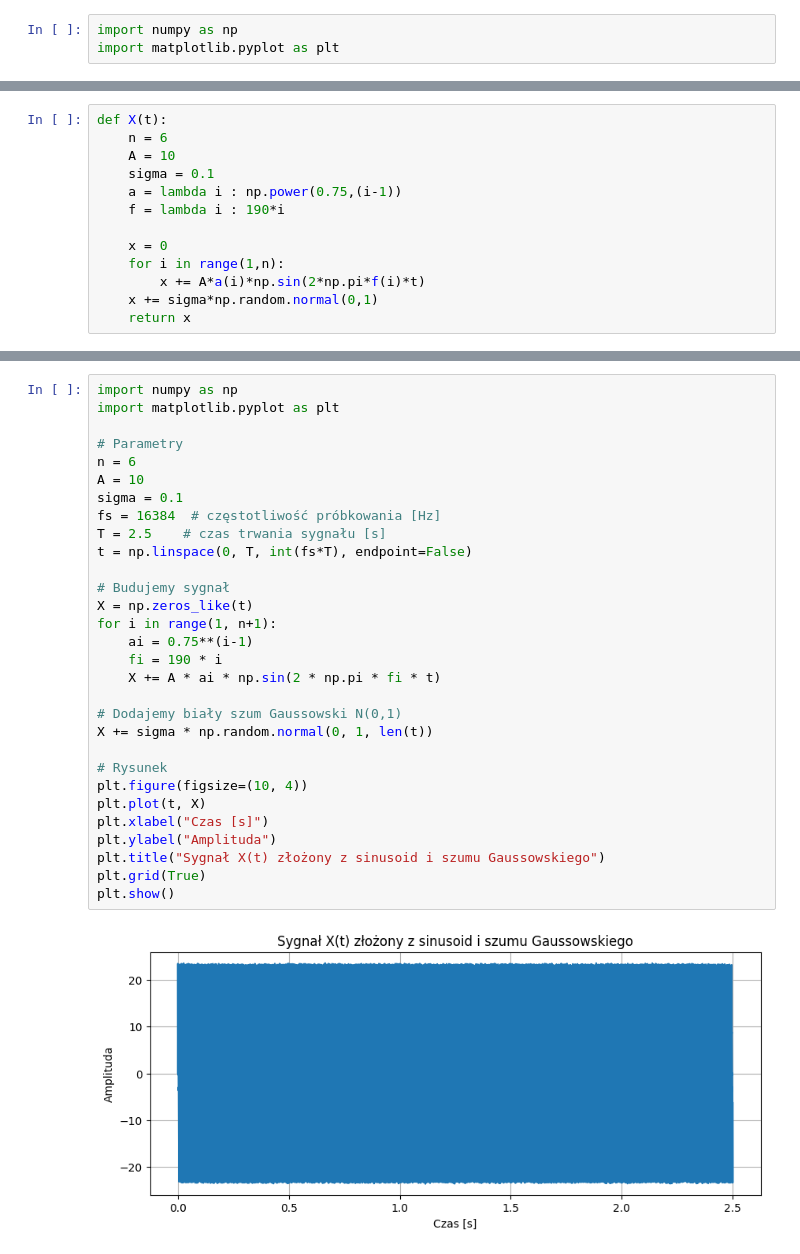
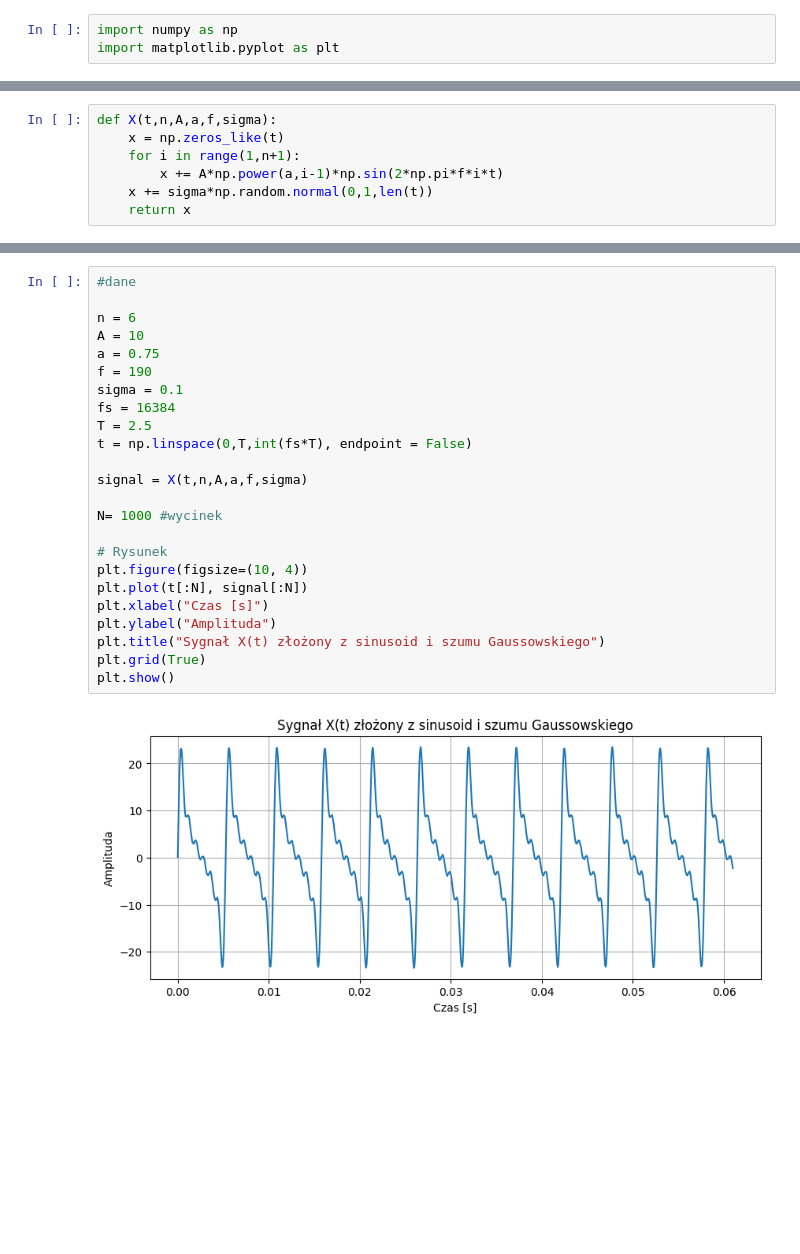
Before and after one commit to MD275996/System-to-identify-anomalies-in-vibration-signals-for-local-damage-detection-in-machines, a Jupyter notebook: dane.ipynb, the cells around one changed output, grey strips where cells are left out. Cells and saved outputs as stored; diff of their text form; blank space fills up the shorter version.

```diff
--- a/dane.ipynb
+++ b/dane.ipynb
@@ -4,13 +6,7 @@ import matplotlib.pyplot as plt
 # %%
-def X(t):
-    n = 6
-    A = 10
-    sigma = 0.1
-    a = lambda i : np.power(0.75,(i-1))
-    f = lambda i : 190*i
-
-    x = 0
-    for i in range(1,n):
-        x += A*a(i)*np.sin(2*np.pi*f(i)*t)
-    x += sigma*np.random.normal(0,1)
+def X(t,n,A,a,f,sigma):
+    x = np.zeros_like(t)
+    for i in range(1,n+1):
+        x += A*np.power(a,i-1)*np.sin(2*np.pi*f*i*t)
+    x += sigma*np.random.normal(0,1,len(t))
     return x
@@ -26,32 +13,26 @@ plt.scatter(t,signal)
 # %%
-import numpy as np
-import matplotlib.pyplot as plt
+#dane
 
-# Parametry
 n = 6
 A = 10
+a = 0.75
+f = 190
 sigma = 0.1
-fs = 16384  # częstotliwość próbkowania [Hz]
-T = 2.5    # czas trwania sygnału [s]
-t = np.linspace(0, T, int(fs*T), endpoint=False)
+fs = 16384
+T = 2.5
+t = np.linspace(0,T,int(fs*T), endpoint = False)
 
-# Budujemy sygnał
-X = np.zeros_like(t)
-for i in range(1, n+1):
-    ai = 0.75**(i-1)
-    fi = 190 * i
-    X += A * ai * np.sin(2 * np.pi * fi * t)
+signal = X(t,n,A,a,f,sigma)
 
-# Dodajemy biały szum Gaussowski N(0,1)
-X += sigma * np.random.normal(0, 1, len(t))
+N= 1000 #wycinek
 
 # Rysunek
 plt.figure(figsize=(10, 4))
-plt.plot(t, X)
+plt.plot(t[:N], signal[:N])
 plt.xlabel("Czas [s]")
 plt.ylabel("Amplituda")
 plt.title("Sygnał X(t) złożony z sinusoid i szumu Gaussowskiego")
 plt.grid(True)
 plt.show()
 # %% [output]
-[figure, old version]
+[figure, new version]
```
Also changed, not shown: parts of 3 cells of this notebook.
